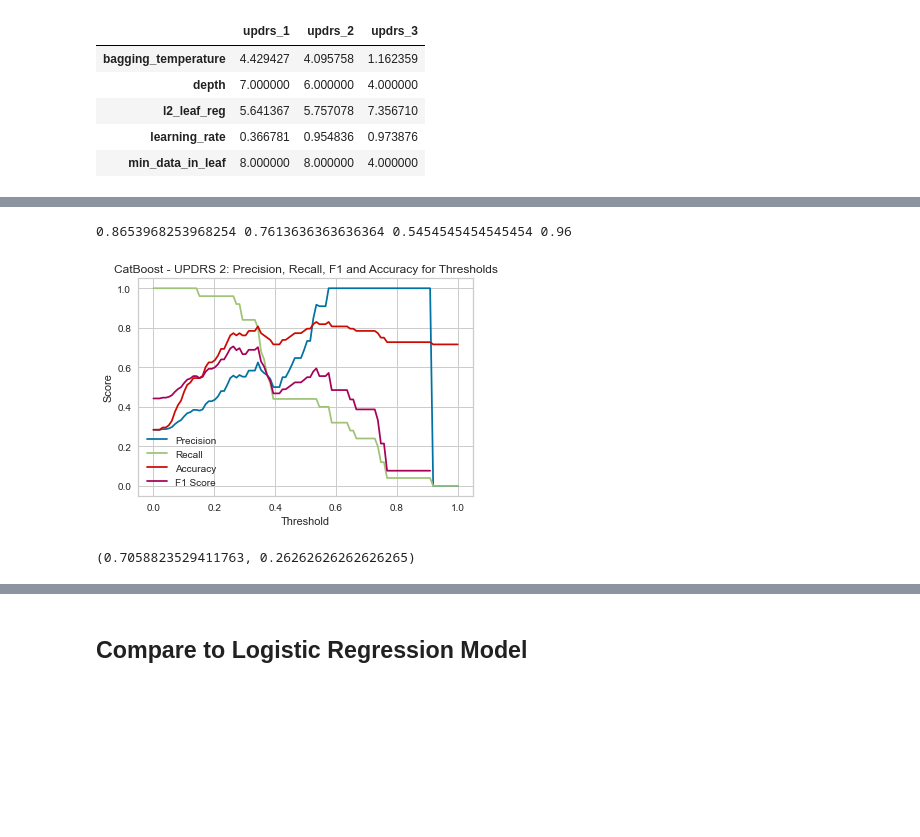
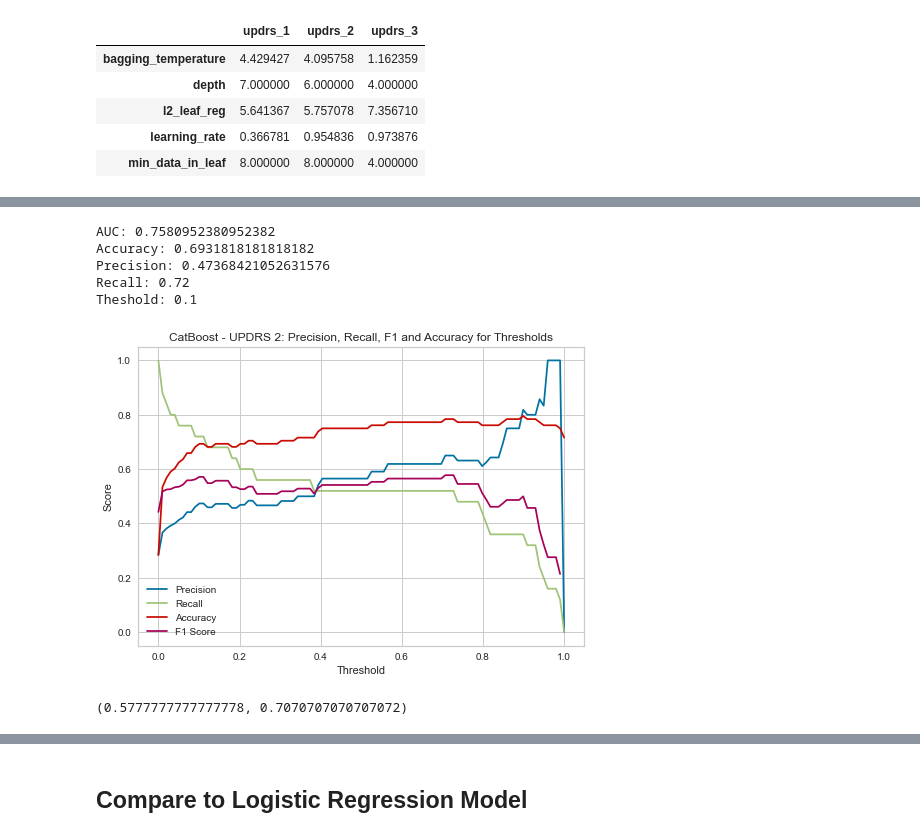
Before and after one commit to dagartga/Boosted-Models-for-Parkinsons-Prediction, a Jupyter notebook: parkinsons_1/notebooks/Compare_SMOTE_1yr_Models.ipynb, the cells around one changed output, grey strips where cells are left out. Saved outputs shown, nothing was run; the diff lists cells and outputs as text; code cells hidden in the pictures; blank space fills up the shorter version.

```diff
--- a/parkinsons_1/notebooks/Compare_SMOTE_1yr_Models.ipynb
+++ b/parkinsons_1/notebooks/Compare_SMOTE_1yr_Models.ipynb
@@ -812,24 +815,28 @@ plot_precision_recall_accuracy(y_test1, preds, 'UPDRS 1', 'CatBoost')
 # %%
 # Load the saved model
 model = joblib.load('../models/catboost_updrs_2_model_hyperopt_smote.sav')
 
 # Make predictions on the test data
 X_test2 = updrs2_yr_test.drop(columns=['updrs_2_cat', 'kfold', 'visit_id', 'patient_id', 'updrs_2'])
 y_test2 = updrs2_yr_test['updrs_2_cat']
 
 preds = model.predict_proba(X_test2)[:, 1]
 
 print("AUC:", roc_auc_score(y_test2, preds),
-      "\nAccuracy:", accuracy_score(y_test2, preds>0.38),
-       "\nPrecision:", precision_score(y_test2, preds>0.38),
-       "\nRecall:", recall_score(y_test2, preds>0.38),
-       "\nTheshold: 0.38")
+      "\nAccuracy:", accuracy_score(y_test2, preds>0.1),
+       "\nPrecision:", precision_score(y_test2, preds>0.1),
+       "\nRecall:", recall_score(y_test2, preds>0.1),
+       "\nTheshold: 0.1")
 
 plot_precision_recall_accuracy(y_test2, preds, 'UPDRS 2', 'CatBoost')
 # %% [output]
-0.8653968253968254 0.7613636363636364 0.5454545454545454 0.96
+AUC: 0.7580952380952382
+Accuracy: 0.6931818181818182
+Precision: 0.47368421052631576
+Recall: 0.72
+Theshold: 0.1
-[figure, old version]
+[figure, new version]
-(0.7058823529411763, 0.26262626262626265)
+(0.5777777777777778, 0.7070707070707072)
 # %%
 # Load the saved model
 model = joblib.load('../models/catboost_updrs_3_model_hyperopt_smote.sav')
```
Also changed, not shown: parts of 9 cells of this notebook, 16 other files.
